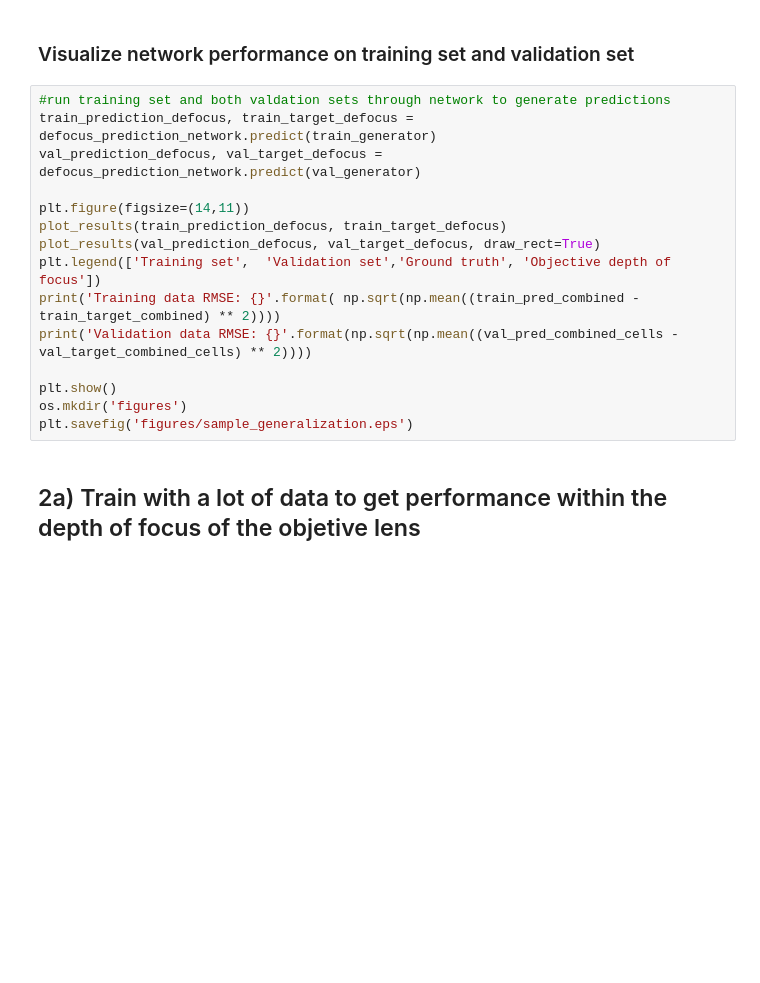
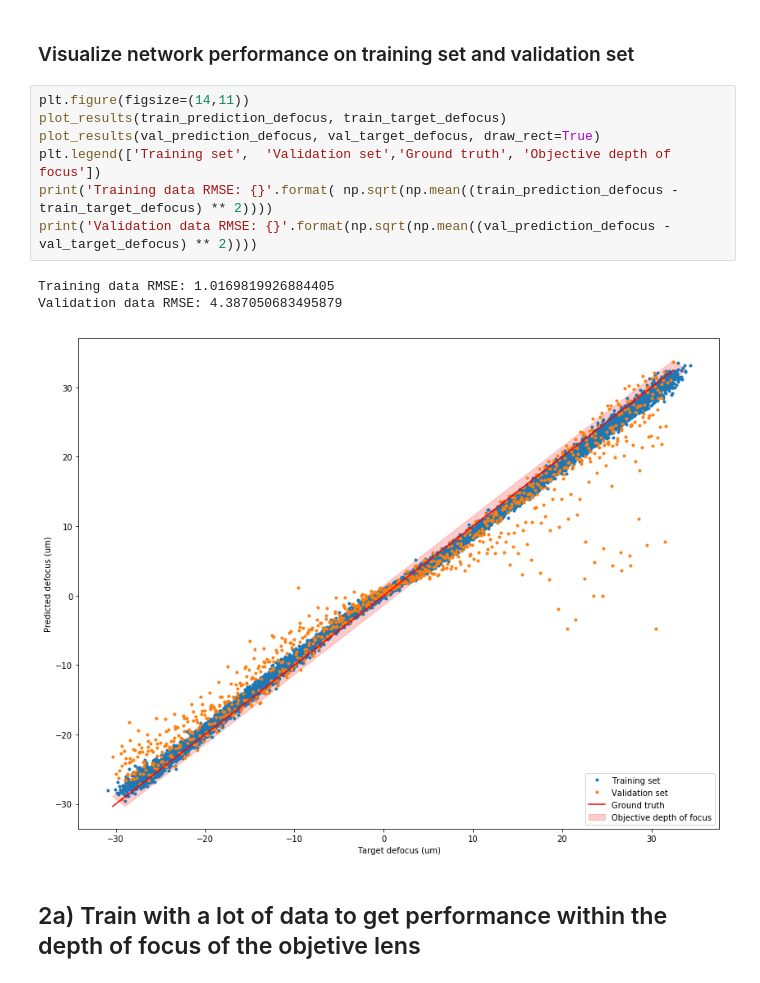
Before and after one commit to Waller-Lab/DeepAutofocus, a Jupyter notebook: deep_af_demo.ipynb, the cells around one changed output. Drawn from its saved outputs; the diff is of its cells as text; blank space fills up the shorter version.

```diff
--- a/deep_af_demo.ipynb
+++ b/deep_af_demo.ipynb
@@ -192,20 +199,16 @@ Export complete
 # %% [markdown]
 ### Visualize network performance on training set and validation set
 # %%
-#run training set and both valdation sets through network to generate predictions
-train_prediction_defocus, train_target_defocus = defocus_prediction_network.predict(train_generator)
-val_prediction_defocus, val_target_defocus = defocus_prediction_network.predict(val_generator)
-
 plt.figure(figsize=(14,11))
 plot_results(train_prediction_defocus, train_target_defocus)
 plot_results(val_prediction_defocus, val_target_defocus, draw_rect=True)
 plt.legend(['Training set',  'Validation set','Ground truth', 'Objective depth of focus'])
-print('Training data RMSE: {}'.format( np.sqrt(np.mean((train_pred_combined - train_target_combined) ** 2))))
-print('Validation data RMSE: {}'.format(np.sqrt(np.mean((val_pred_combined_cells - val_target_combined_cells) ** 2))))
-
-plt.show()
-os.mkdir('figures')
-plt.savefig('figures/sample_generalization.eps')
+print('Training data RMSE: {}'.format( np.sqrt(np.mean((train_prediction_defocus - train_target_defocus) ** 2))))
+print('Validation data RMSE: {}'.format(np.sqrt(np.mean((val_prediction_defocus - val_target_defocus) ** 2))))
+# %% [output]
+Training data RMSE: 1.0169819926884405
+Validation data RMSE: 4.387050683495879
+[figure, added]
 # %% [markdown]
 ## 2a) Train with a lot of data to get performance within the depth of focus of the objetive lens
 # %%
```
Also changed, not shown: parts of 3 cells of this notebook, 1 other file.
